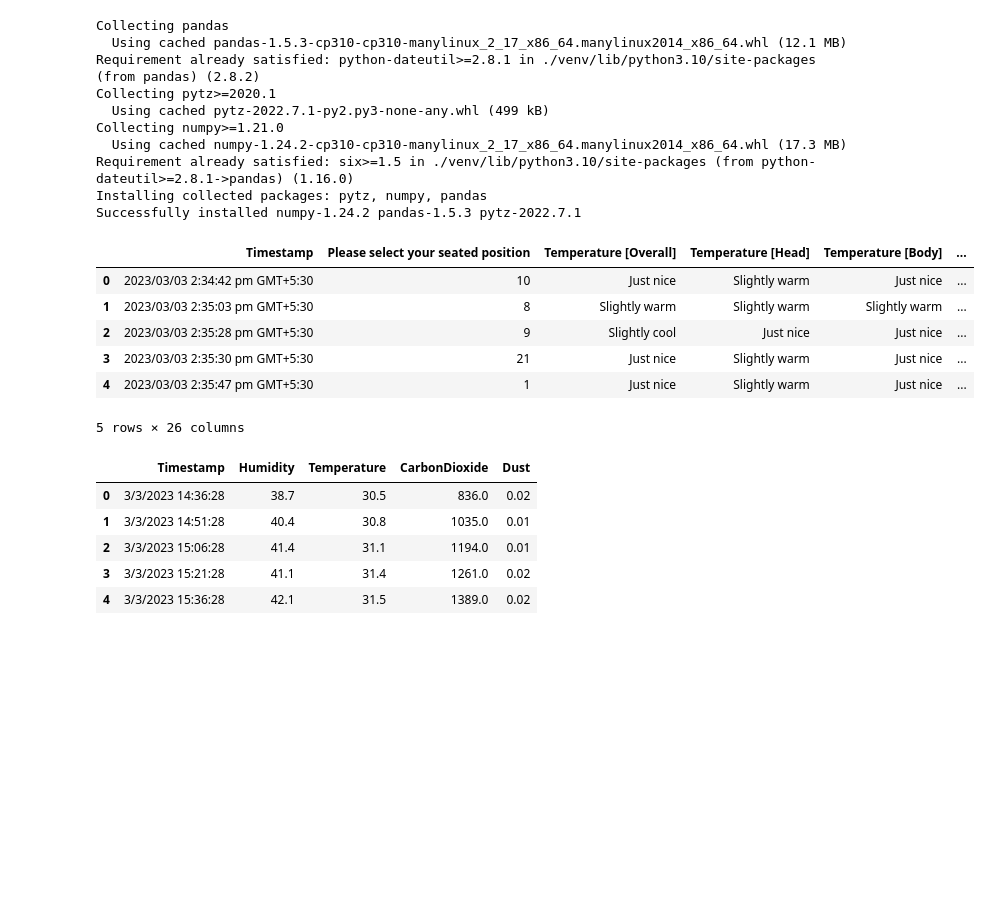
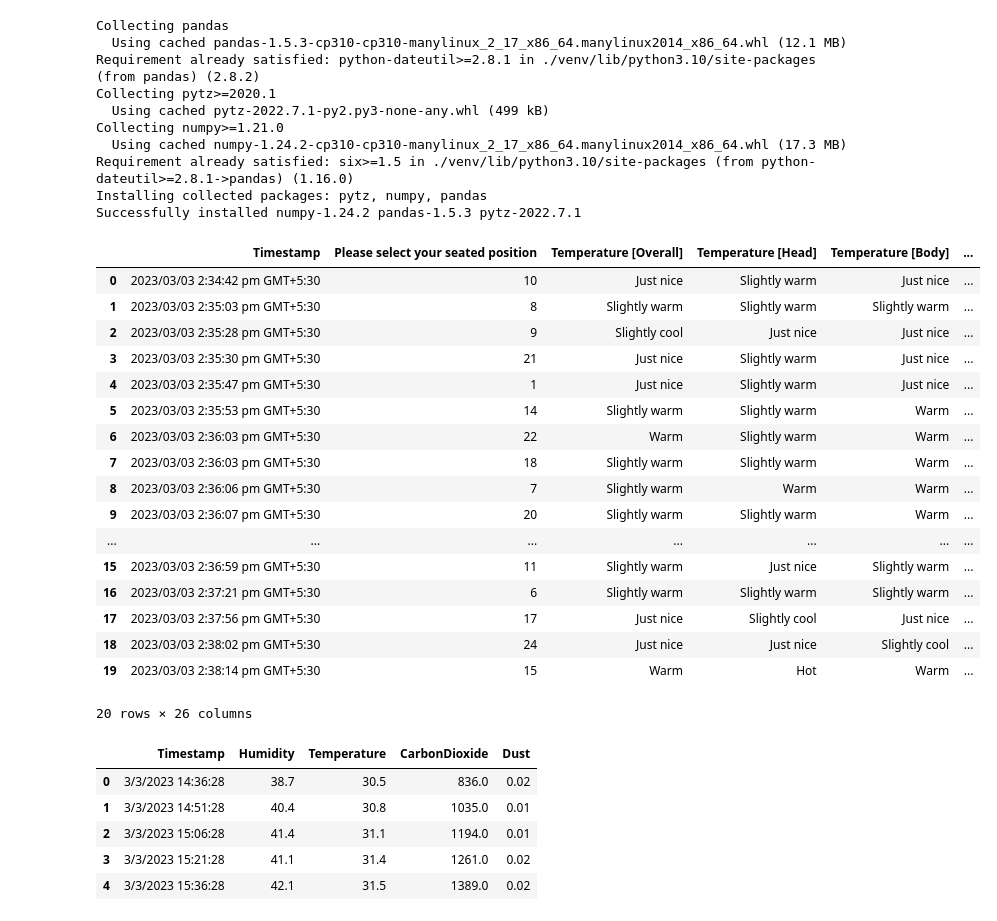
Before and after one commit to harshxtanwar/data_analytics_group_01, a Jupyter notebook: analytics.ipynb, the cells around one changed output. Cells and saved outputs as stored; diff of their text form; code cells hidden in the pictures; blank space fills up the shorter version.

```diff
--- a/analytics.ipynb
+++ b/analytics.ipynb
@@ -16,15 +16,26 @@ import pandas as pd
 # %%
 occupant_feedback_thermal_data = pd.read_csv('Occupant feedback thermal IAQ.csv')
 # %%
-occupant_feedback_thermal_data.head()
+occupant_feedback_thermal_data.head(20)
 # %% [output]
 |  | Timestamp | Please select your seated position | Temperature [Overall] | Temperature [Head] | Temperature [Body] | ... |
 | 0 | 2023/03/03 2:34:42 pm GMT+5:30 | 10 | Just nice | Slightly warm | Just nice | ... |
 | 1 | 2023/03/03 2:35:03 pm GMT+5:30 | 8 | Slightly warm | Slightly warm | Slightly warm | ... |
 | 2 | 2023/03/03 2:35:28 pm GMT+5:30 | 9 | Slightly cool | Just nice | Just nice | ... |
 | 3 | 2023/03/03 2:35:30 pm GMT+5:30 | 21 | Just nice | Slightly warm | Just nice | ... |
 | 4 | 2023/03/03 2:35:47 pm GMT+5:30 | 1 | Just nice | Slightly warm | Just nice | ... |
+| 5 | 2023/03/03 2:35:53 pm GMT+5:30 | 14 | Slightly warm | Slightly warm | Warm | ... |
+| 6 | 2023/03/03 2:36:03 pm GMT+5:30 | 22 | Warm | Slightly warm | Warm | ... |
+| 7 | 2023/03/03 2:36:03 pm GMT+5:30 | 18 | Slightly warm | Slightly warm | Warm | ... |
+| 8 | 2023/03/03 2:36:06 pm GMT+5:30 | 7 | Slightly warm | Warm | Warm | ... |
+| 9 | 2023/03/03 2:36:07 pm GMT+5:30 | 20 | Slightly warm | Slightly warm | Warm | ... |
+| ... | ... | ... | ... | ... | ... | ... |
+| 15 | 2023/03/03 2:36:59 pm GMT+5:30 | 11 | Slightly warm | Just nice | Slightly warm | ... |
+| 16 | 2023/03/03 2:37:21 pm GMT+5:30 | 6 | Slightly warm | Slightly warm | Slightly warm | ... |
+| 17 | 2023/03/03 2:37:56 pm GMT+5:30 | 17 | Just nice | Slightly cool | Just nice | ... |
+| 18 | 2023/03/03 2:38:02 pm GMT+5:30 | 24 | Just nice | Just nice | Slightly cool | ... |
+| 19 | 2023/03/03 2:38:14 pm GMT+5:30 | 15 | Warm | Hot | Warm | ... |
-5 rows × 26 columns
+20 rows × 26 columns
 # %%
 air_quality_data = pd.read_csv('Air quality data.csv')
 # %%
```
Also changed, not shown: parts of 10 cells of this notebook.
